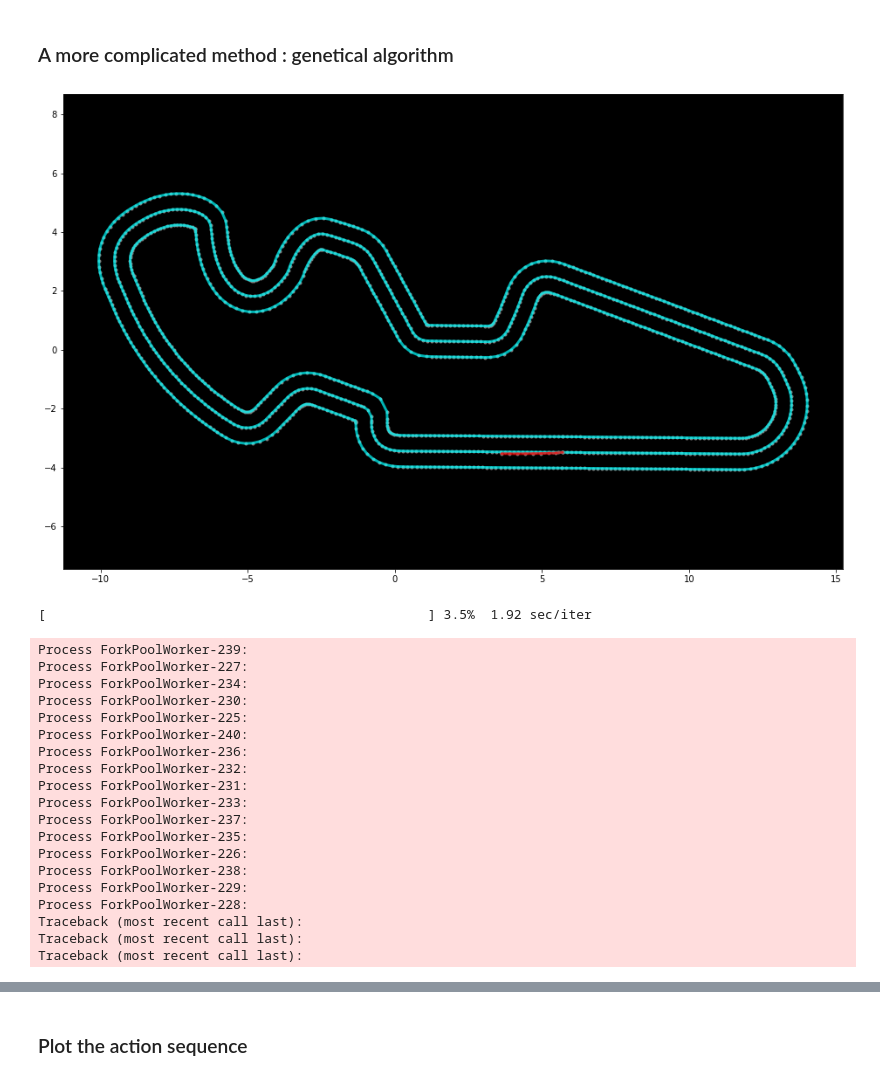
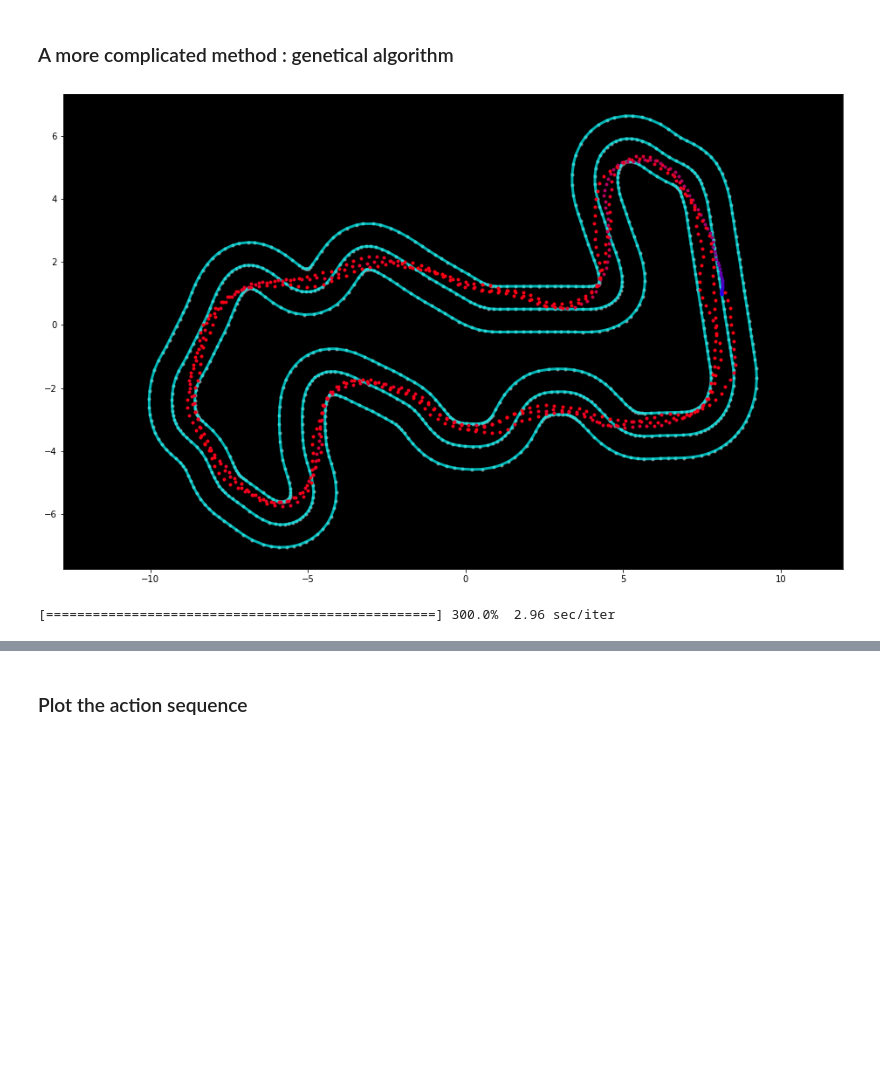
Before and after one commit to jackdawe/PIE_DeepRacer, a Jupyter notebook: bypass_rl/bypass_rl.ipynb, the cells around one changed output, grey strips where cells are left out. Saved outputs shown, nothing was run; the diff lists cells and outputs as text; code cells hidden in the pictures; blank space fills up the shorter version.

```diff
--- a/bypass_rl/bypass_rl.ipynb
+++ b/bypass_rl/bypass_rl.ipynb
@@ -16,7 +16,7 @@ from IPython.display import clear_output
 # %% [markdown]
 # Part 1 - Compute the optimal racing line
 # %%
-TRACK_NAME = 'Aragon'
+TRACK_NAME = 'January_Pre_Season'
 NUMBER_STEPS_PER_SECOND = 15
 # %%
 action_space = pd.DataFrame(columns = ['id', 'speed', 'steering'])
@@ -345,6 +351,9 @@ action_space['id'] = [i for i in range(21)]
 # Part 3 - Compute the optimal racing line using only actions from the action space
 # %% [markdown]
 ### Mock (useful only for coding part 3 alone)
+# %%
+action_space = [[0,-15,1.33], [1,-15,2.67], [2,-15,4], [3,-10,1.33], [4,-10,2.67], [5,-10,4], [6,-5,1.33], [7,-5,2.67], [8,-5,4], [9,0,1.33], [10,0,2.67], [11,0,4], [12,5,1.33], [13,5,2.67], [14,5,4], [15,10,1.33], [16,10,2.67], [17,10,4], [18,15,1.33], [19,15,2.67], [20,15,4.0]]
+action_space = pd.DataFrame(action_space, columns=('id','steering','speed'))
 # %%
 # Hardcoded action space to work with real values
 # action_space = [[0,-2.1672,1.8288], [1,4.7048,3.746], [2,-0.5041,2.631], [3,-8.4625,1.7638], [4,9.4065,1.3834], [5,4.8393,2.1362], [6,-2.4795,2.1993], [7,-1.2504,3.1708], [8,-5.5957,1.5737], [9,-0.4535,3.9733], [10,4.7458,1.8055], [11,7.6023,2.5505], [12,-3.6409,3.653], [13,0.2825,1.5781], [14,-12.393,1.5628], [15,-9.039,2.4206], [16,10.9898,1.7996], [17,30.0,1.33], [18,-30.0,1.33], [19,-0.9195,4.0], [20,0.0,4.0]]
@@ -539,10 +580,8 @@ def get_percentage(full_action_sequence, cur_action_sequence, cur_position_minus
 # Look_backward tells you how much base you should look at for performing a mutation
 # For example, a look_backward of 20 tells you that the function will only perform mutations on the last 20 bases
 # Note that last bases are most likely mutated
+
 def make_mutations(action_sequence, number_mutations, insertion_rate, cut_rate, look_backward, seed):
-
-    max_speed_dif_allowed = 1
-    max_steering_dif_allowed = 30
 
     mutated_action_sequence = copy(action_sequence)
     np.random.seed(seed)
@@ -554,41 +593,13 @@ def make_mutations(action_sequence, number_mutations, insertion_rate, cut_rate,
     for j in range(number_mutations):
         insertion = np.random.uniform(0,1) < insertion_rate
         if insertion:
-            last_action = mutated_action_sequence[-1]
-            last_speed = action_space['speed'][last_action]
-            last_steering = action_space['steering'][last_action]
-            cur_action_space_ids = action_space.loc[
-                np.abs(action_space['speed'] - last_speed) < max_speed_dif_allowed
-            ].loc[
-                np.abs(action_space['steering'] - last_steering) < max_steering_dif_allowed
-            ]['id']
-            action = np.random.choice(cur_action_space_ids)
+            action = np.random.choice(action_space['id'])
             mutated_action_sequence.append(action)
         else:
             index = np.random.choice(np.arange(1, n), p=np.arange(1, n)/np.sum(np.arange(1,n)))
-            last_action = mutated_action_sequence[index-1]
-            last_speed = action_space['speed'][last_action]
-            last_steering = action_space['steering'][last_action]
-            cur_action_space_ids = action_space.loc[
-                np.abs(action_space['speed'] - last_speed) < max_speed_dif_allowed
-            ].loc[
-                np.abs(action_space['steering'] - last_steering) < max_steering_dif_allowed
-            ]['id']
-            action = np.random.choice(cur_action_space_ids)
+            action = np.random.choice(action_space['id'])
             mutated_action_sequence[index] = action
     return mutated_action_sequence
-# %%
-# Define the reward
-# The reward is proportional to the percentage of completion of the circuit / number of actions to complete this percentage
-# The percentage_power parameter allows you to define wheter it is important to go fast (low percentage power) or finish track (high percentage power)
-# If the circuit is complete (100% completion), the only metric is the number of actions
-def get_fitness(full_action_sequence, cur_action_sequence, cur_position_minus_look_backward, cur_percentage, n_laps, percentage_power=1.5):
-    percentage, number_action, car_in_track = get_percentage(full_action_sequence, cur_action_sequence, cur_position_minus_look_backward, cur_percentage)
-    percentage = min(100 * n_laps, percentage)  # If car has finished track, the percentage stays at 100 * n_laps
-    fitness = percentage**percentage_power * 15 / number_action
-    if not car_in_track:
-        fitness = 0
-    return fitness, percentage, car_in_track
 # %%
 # Evolutionary algorithm, here a 1 + n_individuals algorithm
 
@@ -712,42 +712,23 @@ def compute_action_sequence_evolutionary_algorithm(
 # %%
 # A quick note about the parameters:
 #  - n_laps : the number of laps for the race. Should not be finetuned
 #  - n_individuals : number of individuals to compare for each epoch. The higher the better and slower
 #  - percentage_mutations : percentage of the individual which will have mutations
 #  - insertion_rate : rate of insertion (mutation can be either insertion or inplace modification)
 #  - look_backward : portion of the track locally optimized. The higher the better and slower
 
 # Note on insertion_rate : the number of insertion is ceiled. If we do 10 mutations and set insertion_rate to 0.05, there should be 1 (=np.ceil(10*0.05)) insertion
 
 action_sequence = compute_action_sequence_evolutionary_algorithm(
     n_laps=3,
-    n_individuals=1000,
+    n_individuals=200,
     number_mutations=5,
     insertion_rate=0.5,
     cut_rate=2,
-    look_backward=20,
+    look_backward=50,
 )
 # %% [output]
-[figure, old version]
+[figure, new version]
-[                                                 ] 3.5%  1.92 sec/iter
+[==================================================] 300.0%  2.96 sec/iter
-Process ForkPoolWorker-239:
-Process ForkPoolWorker-227:
-Process ForkPoolWorker-234:
-Process ForkPoolWorker-230:
-Process ForkPoolWorker-225:
-Process ForkPoolWorker-240:
-Process ForkPoolWorker-236:
-Process ForkPoolWorker-232:
-Process ForkPoolWorker-231:
-Process ForkPoolWorker-233:
-Process ForkPoolWorker-237:
-Process ForkPoolWorker-235:
-Process ForkPoolWorker-226:
-Process ForkPoolWorker-238:
-Process ForkPoolWorker-229:
-Process ForkPoolWorker-228:
-Traceback (most recent call last):
-Traceback (most recent call last):
-Traceback (most recent call last):
 # %%
 print(f"Temps fait sur le circuit : {(len(action_sequence) / NUMBER_STEPS_PER_SECOND):.3f} sec")
```
Also changed, not shown: parts of 17 cells of this notebook, 1 other file.
